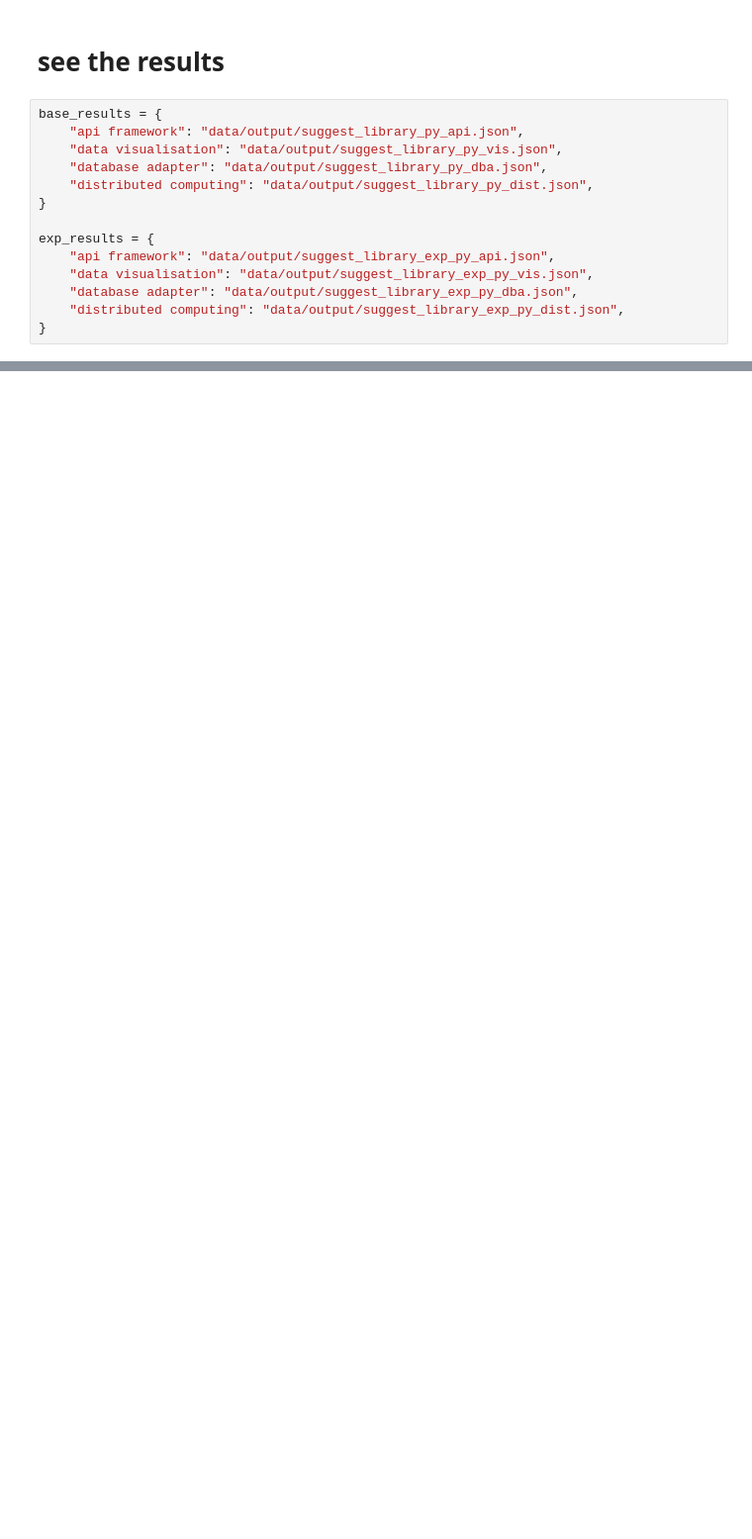
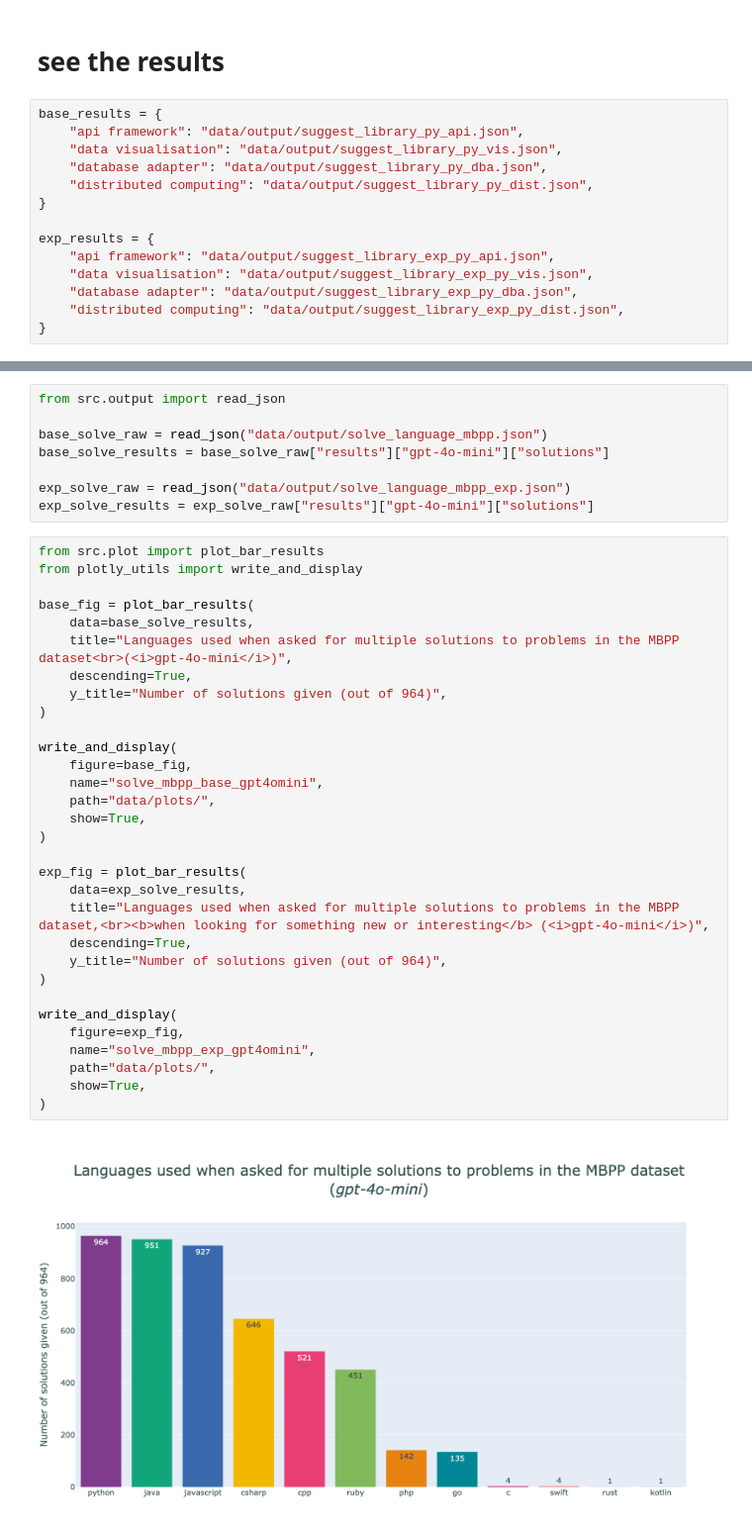
Before and after one commit to itsluketwist/llms-love-python, a Jupyter notebook: see.ipynb, the cells around one changed output, grey strips where cells are left out. Shown: that part at 99% size. Cells and saved outputs as stored; diff of their text form; blank space fills up the shorter version.

```diff
--- a/see.ipynb
+++ b/see.ipynb
@@ -65,0 +71,41 @@ write_and_display(
+# %%
+from src.output import read_json
+
+base_solve_raw = read_json("data/output/solve_language_mbpp.json")
+base_solve_results = base_solve_raw["results"]["gpt-4o-mini"]["solutions"]
+
+exp_solve_raw = read_json("data/output/solve_language_mbpp_exp.json")
+exp_solve_results = exp_solve_raw["results"]["gpt-4o-mini"]["solutions"]
+# %%
+from src.plot import plot_bar_results
+from plotly_utils import write_and_display
+
+base_fig = plot_bar_results(
+    data=base_solve_results,
+    title="Languages used when asked for multiple solutions to problems in the MBPP dataset<br>(<i>gpt-4o-mini</i>)",
+    descending=True,
+    y_title="Number of solutions given (out of 964)",
+)
+
+write_and_display(
+    figure=base_fig,
+    name="solve_mbpp_base_gpt4omini",
+    path="data/plots/",
+    show=True,
+)
+
+exp_fig = plot_bar_results(
+    data=exp_solve_results,
+    title="Languages used when asked for multiple solutions to problems in the MBPP dataset,<br><b>when looking for something new or interesting</b> (<i>gpt-4o-mini</i>)",
+    descending=True,
+    y_title="Number of solutions given (out of 964)",
+)
+
+write_and_display(
+    figure=exp_fig,
+    name="solve_mbpp_exp_gpt4omini",
+    path="data/plots/",
+    show=True,
+)
+# %% [output]
+[figure, added]
```
Also changed, not shown: parts of 4 cells of this notebook, 14 other files.
